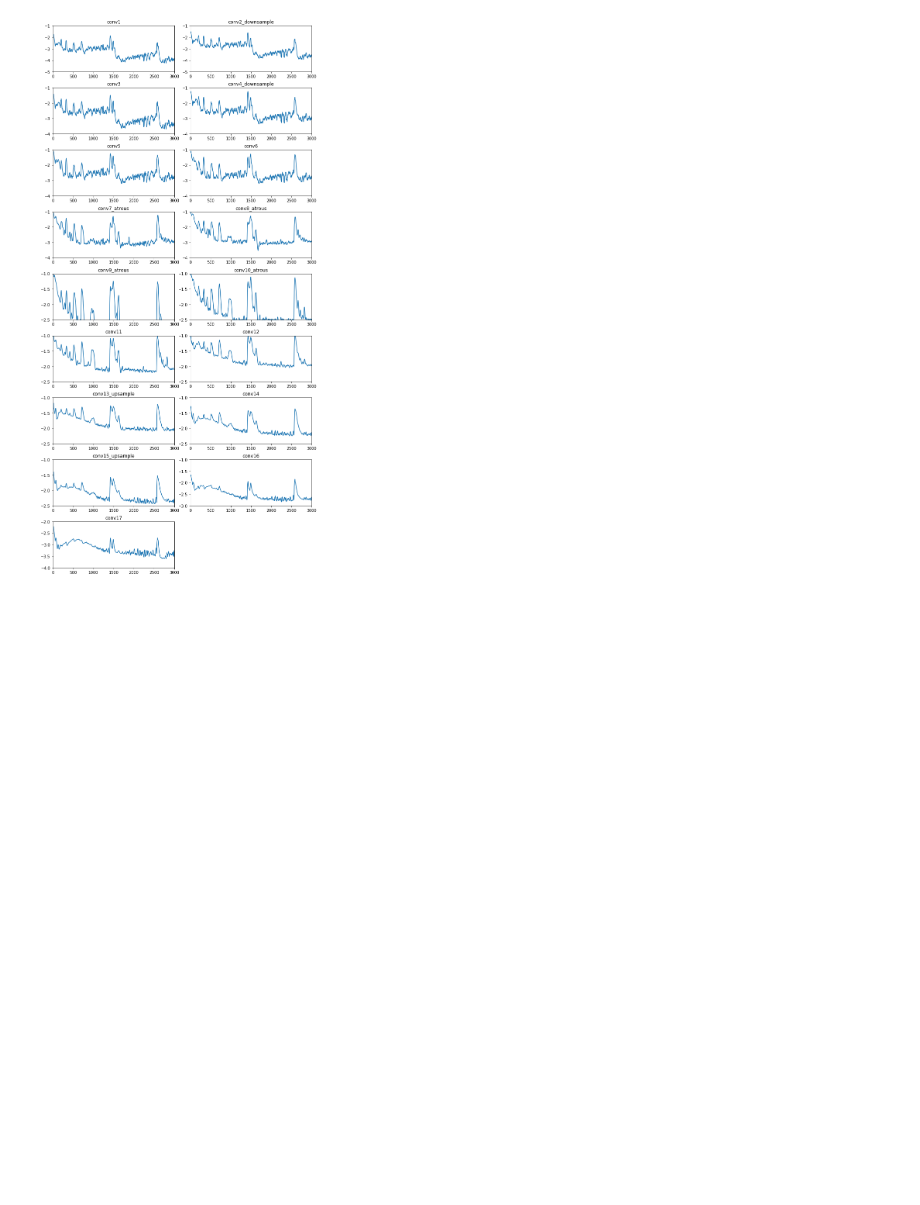
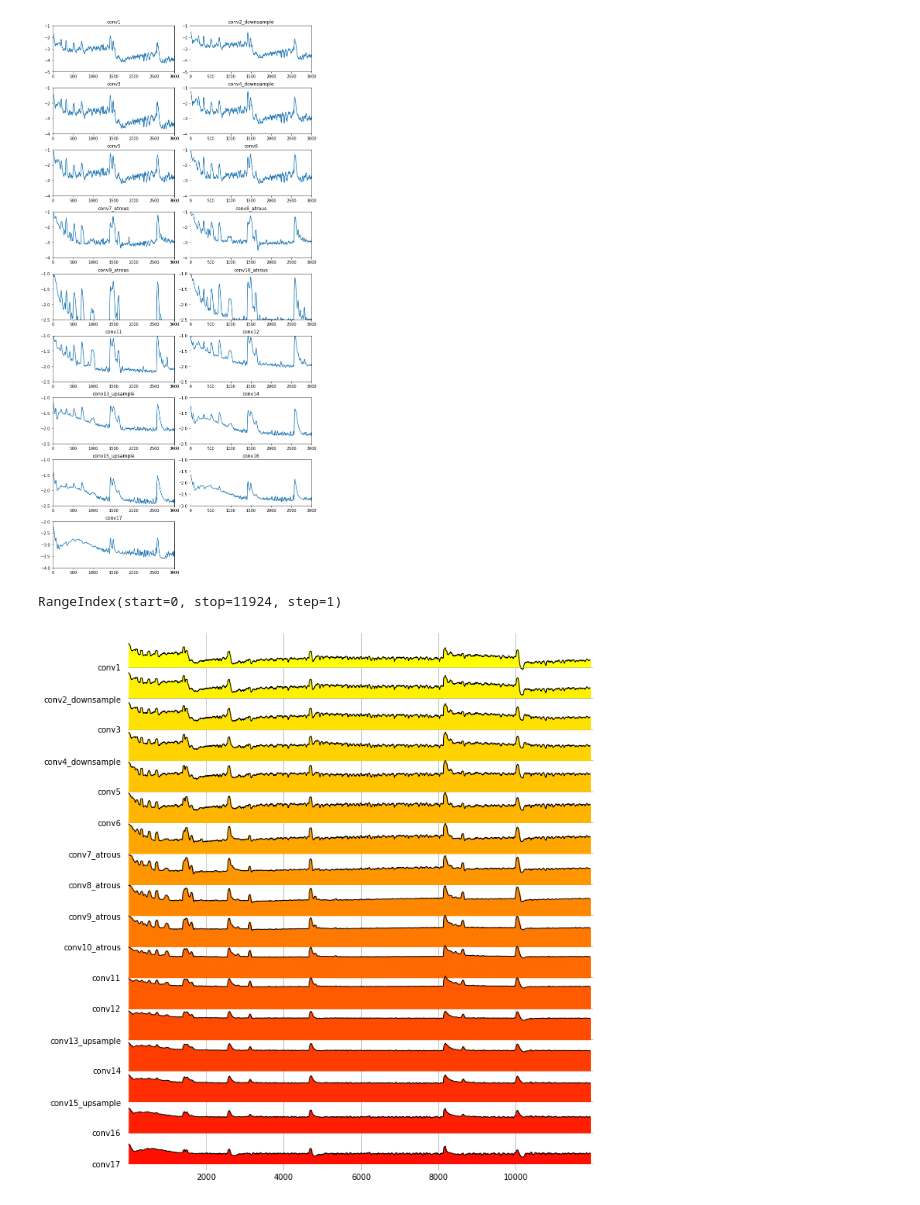
Before and after one commit to kevindoran/dip, a Jupyter notebook: notebooks/dip.ipynb, the cells around one changed output. Saved outputs shown, nothing was run; the diff lists cells and outputs as text; code cells hidden in the pictures; blank space fills up the shorter version.

```diff
--- a/notebooks/dip.ipynb
+++ b/notebooks/dip.ipynb
@@ -207,12 +223,30 @@ display_results2(df, x_max)
 # %%
 import joypy
 from matplotlib import cm
-smooth_df = df.rolling(500, center=True, win_type='boxcar', min_periods=1).mean()
+smooth_df = df.rolling(50, center=True, win_type='boxcar', min_periods=1).mean()
 data =  np.log10(smooth_df[df.columns.to_list()[2:]])
 #fig, ax = plt.subplots(1, 1, figsize=(10,10))
 #ax.set_xlim(0, 3000)
 #ax.set_ylim(-3, -1)
 #for l in df.columns.to_list()[2:]:
 #    line, = ax.plot(data.index, data[l])
 #plt.show()
 #data =  smooth_df[df.columns.to_list()[2:]]
+
+print(data.index)
+fig, axes = joypy.joyplot(
+    4.5+data,
+    figsize=(10,10),
+    colormap=cm.autumn_r,
+    linewidth=1,
+    overlap=0.3,
+    grid='both',
+    kind='values',
+    x_range=range(0, 12000),
+    #data.index,
+    )
+#for a in axes:
+#    a.set_xlim(0, 1000)
+# %% [output]
+RangeIndex(start=0, stop=11924, step=1)
+[figure, added]
```
Also changed, not shown: parts of 7 cells of this notebook, 7 other files.
